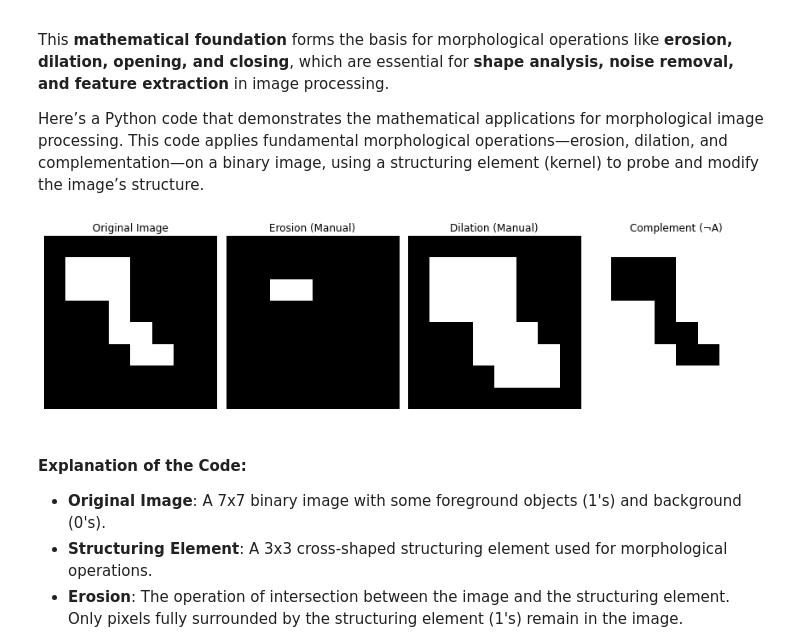
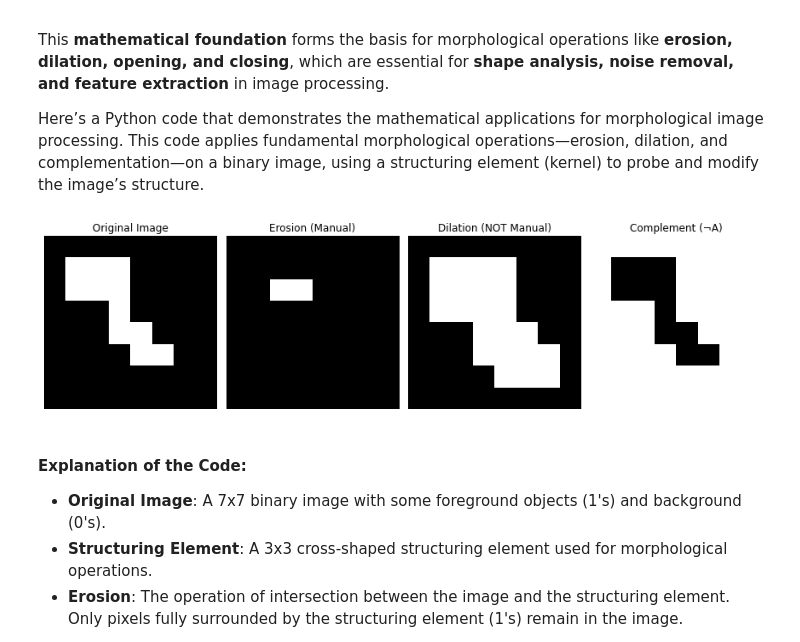
Before and after one commit to ClaudiaBlasco/Projecte-ISV, a Jupyter notebook: Project_Group_6.ipynb, the cells around one changed output. Drawn from its saved outputs; the diff is of its cells as text; code cells hidden in the pictures.

```diff
--- a/Project_Group_6.ipynb
+++ b/Project_Group_6.ipynb
@@ -147,35 +147,35 @@ eroded_image = erosion_manual(image, structuring_element)
 dilated_image = dilation(image, structuring_element)
 
 # Compute the complement of the image
 complement_image = np.logical_not(image).astype(int)
 
 # Display images
 plt.figure(figsize=(12, 4))
 
 plt.subplot(1, 4, 1)
 plt.imshow(image, cmap='gray')
 plt.title('Original Image')
 plt.axis('off')
 
 plt.subplot(1, 4, 2)
 plt.imshow(eroded_image, cmap='gray')
 plt.title('Erosion (Manual)')
 plt.axis('off')
 
 plt.subplot(1, 4, 3)
 plt.imshow(dilated_image, cmap='gray')
-plt.title('Dilation (Manual)')
+plt.title('Dilation (NOT Manual)')
 plt.axis('off')
 
 plt.subplot(1, 4, 4)
 plt.imshow(complement_image, cmap='gray')
 plt.title('Complement (¬A)')
 plt.axis('off')
 
 plt.tight_layout()
 plt.show()
 # %% [output]
-[figure, old version]
+[figure, new version]
 # %% [markdown]
 #### Explanation of the Code:
 - **Original Image**: A 7x7 binary image with some foreground objects (1's) and background (0's).
```
Also changed, not shown: parts of 8 cells of this notebook.
